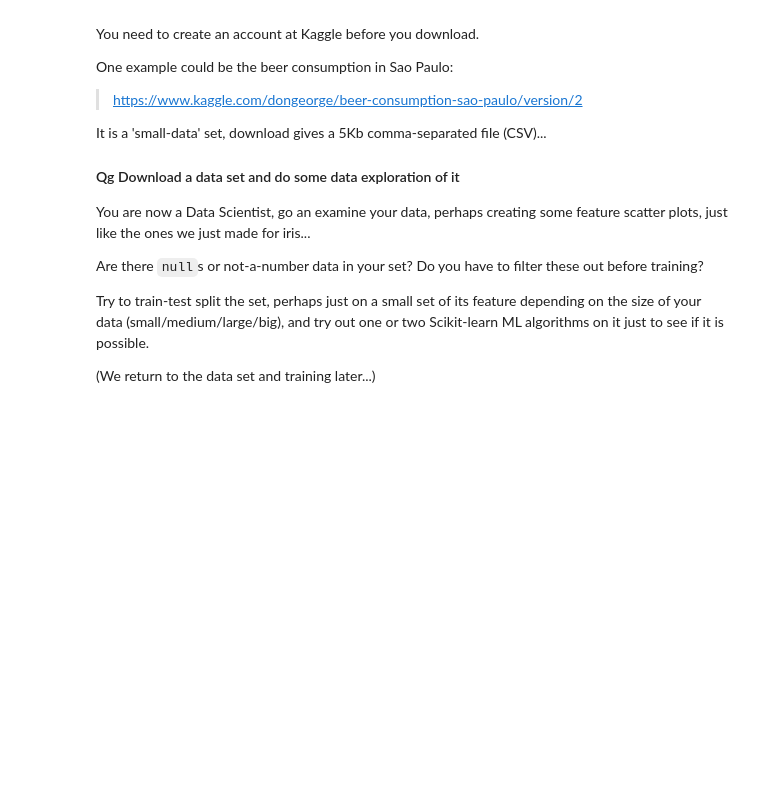
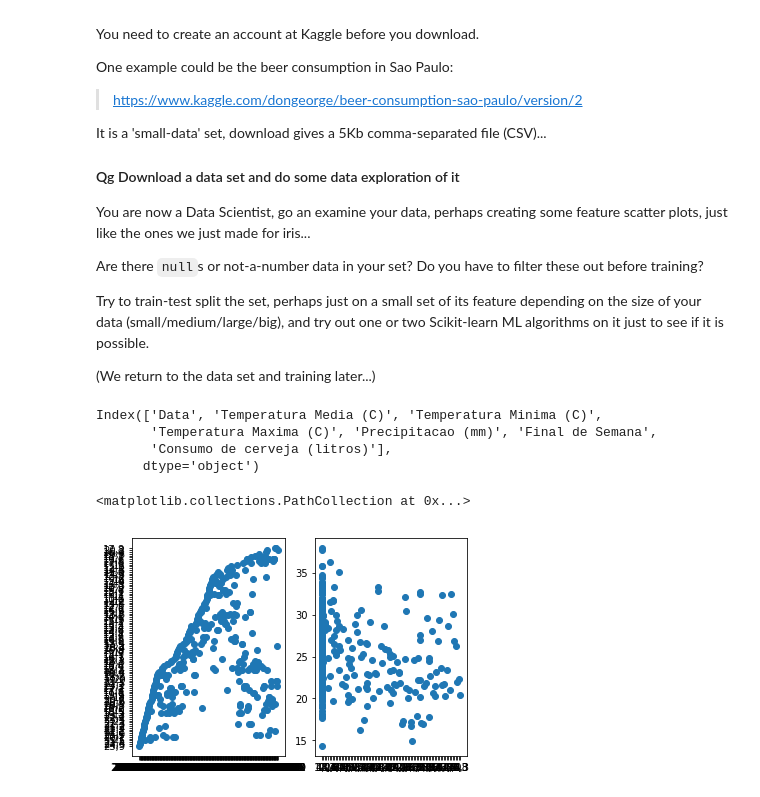
Before and after one commit to nicho1991/MachineLearning, a Jupyter notebook: L03/dataset.ipynb, the cells around one changed output. Saved outputs shown, nothing was run; the diff lists cells and outputs as text; code cells hidden in the pictures; blank space fills up the shorter version.

```diff
--- a/L03/dataset.ipynb
+++ b/L03/dataset.ipynb
@@ -266,0 +265,28 @@ Try to train-test split the set, perhaps just on a small set of its feature depe
+# %%
+# TODO: Qg
+
+import pandas as pd
+import matplotlib.pyplot as plt
+
+
+
+
+x = pd.read_csv('beer-consumption-sao-paulo/Consumo_cerveja.csv')
+
+x = x.dropna() # filter out NA
+
+print(x.keys())
+
+
+
+plt.subplot(1,2,1)
+plt.scatter(x['Data'], x['Temperatura Minima (C)'])
+plt.subplot(1,2,2)
+plt.scatter(x['Precipitacao (mm)'], x['Consumo de cerveja (litros)'])
+# %% [output]
+Index(['Data', 'Temperatura Media (C)', 'Temperatura Minima (C)',
+       'Temperatura Maxima (C)', 'Precipitacao (mm)', 'Final de Semana',
+       'Consumo de cerveja (litros)'],
+      dtype='object')
+<matplotlib.collections.PathCollection at 0x...>
+[figure, added]
```
Also changed, not shown: parts of 1 cell of this notebook.
